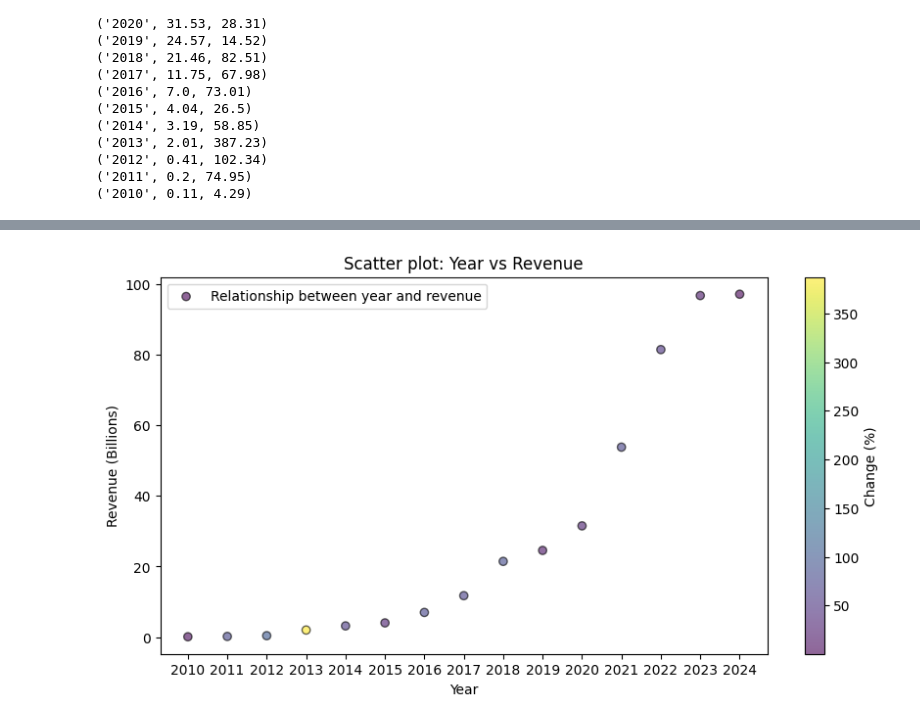
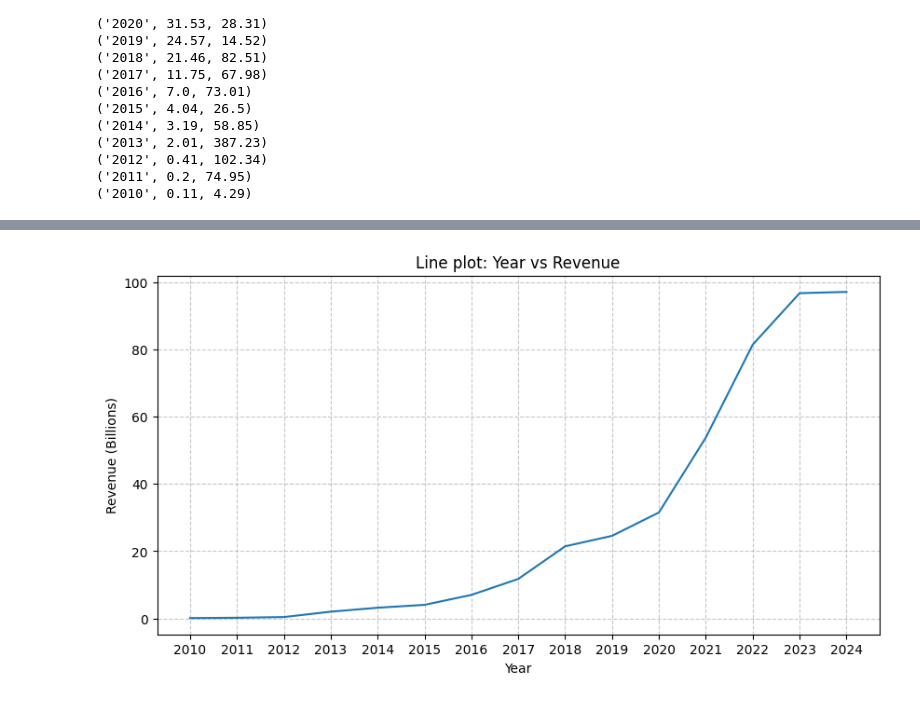
Before and after one commit to Julianmarania/Web-scraping-project_11_Julian_Lopez, a Jupyter notebook: src/explore.es.ipynb, the cells around one changed output, grey strips where cells are left out. Saved outputs shown, nothing was run; the diff lists cells and outputs as text; code cells hidden in the pictures.

```diff
--- a/src/explore.es.ipynb
+++ b/src/explore.es.ipynb
@@ -133,16 +169,14 @@ with sqlite3.connect('DB_tesla') as con:
 # %%
 year = df_final['Year']
 revenue = df_final['Revenue']
-change = df_final['Change']
 
 plt.figure(figsize = (10, 5))
-scatter = plt.scatter(year, revenue, c = change, label = "Relationship between year and revenue", edgecolors='k', alpha=0.6)
-plt.title("Scatter plot: Year vs Revenue")
+plt.plot(year, revenue)
+plt.title("Line plot: Year vs Revenue")
 plt.xlabel("Year")
 plt.ylabel("Revenue (Billions)")
-plt.legend()
-plt.gca().invert_xaxis()
-plt.colorbar(scatter, label='Change (%)')
+plt.grid(linestyle='--', alpha=0.7)
+plt.gca().invert_xaxis() # Con esto invierto el eje del gráfico porque estan los datos al revés para mi gusto.
 plt.show()
 # %% [output]
-[figure, old version]
+[figure, new version]
```
Also changed, not shown: parts of 4 cells of this notebook, 1 other file.
